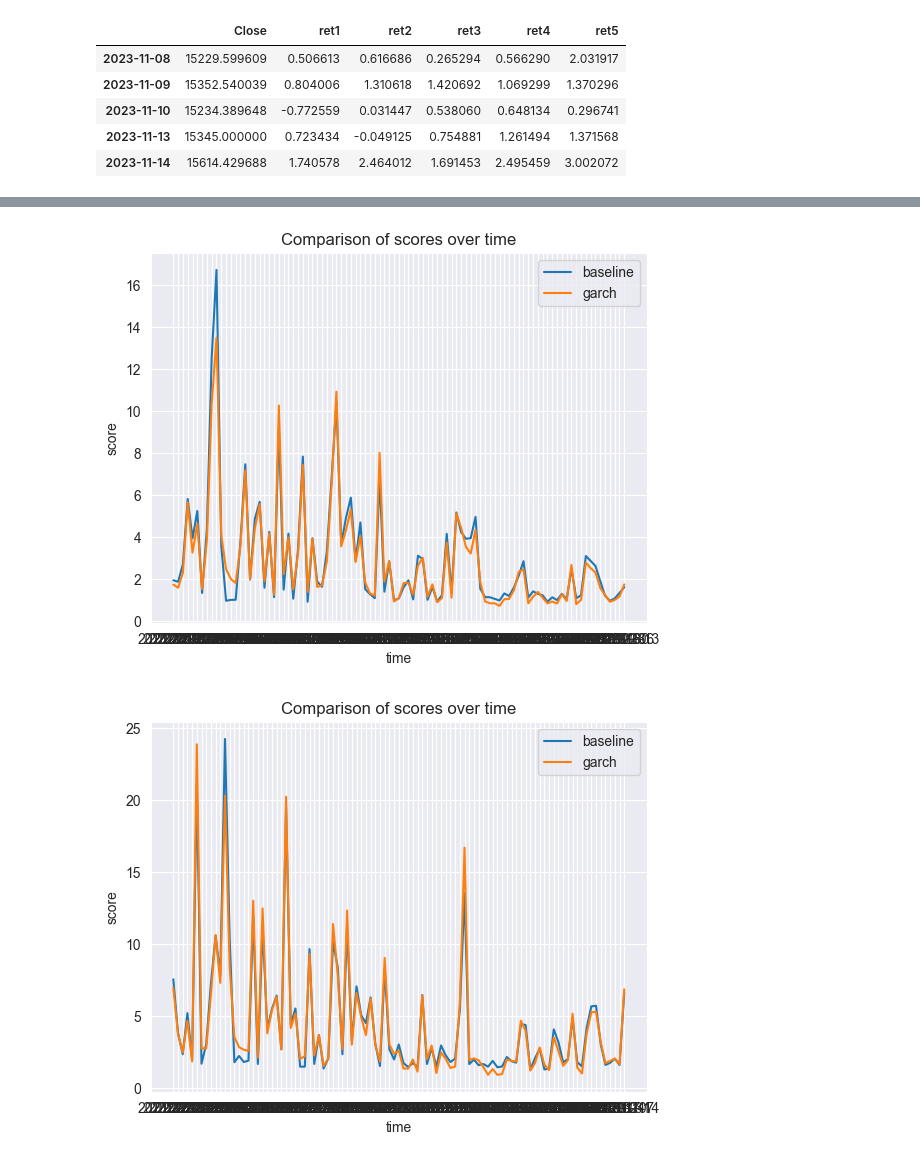
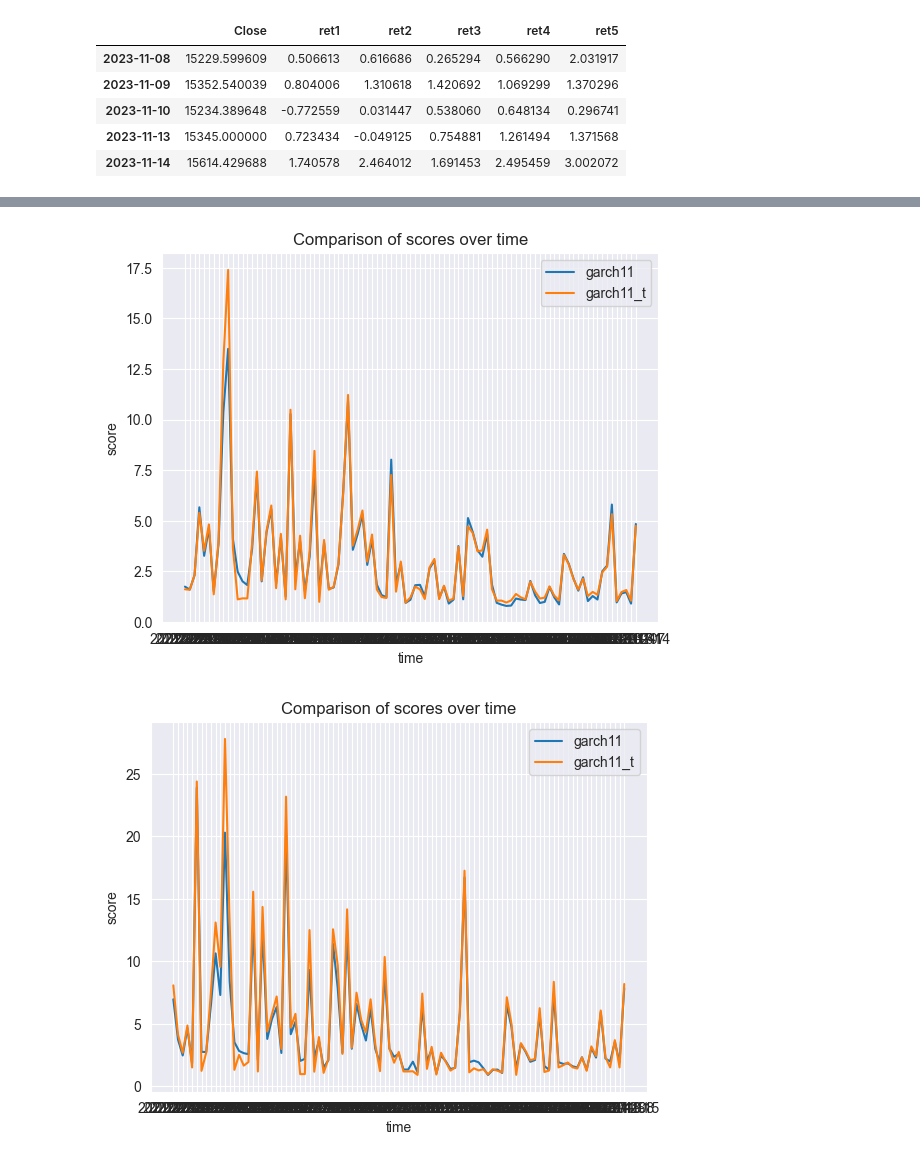
Before and after one commit to EliasKng/PTSFC, a Jupyter notebook: DAX/Validation/cross_validate_dax.ipynb, the cells around one changed output, grey strips where cells are left out. Drawn from its saved outputs; the diff is of its cells as text; code cells hidden in the pictures.

Commit message:
DAX: CV: Validate GARCH

```diff
--- a/DAX/Validation/cross_validate_dax.ipynb
+++ b/DAX/Validation/cross_validate_dax.ipynb
@@ -80,18 +80,23 @@ def evaluate_model(model, df, last_x, years, months, weeks):
 
     return evaluation
 # %%
+from DAX.Models.garch11_t import garch11_t
 from DAX.Models.garch11 import garch11
 from DAX.Models.baseline_100 import baseline_100
 from DAX.Models.baseline_300 import baseline_300
 
 models = [
-    {
-        'name': 'baseline',
-        'function': baseline
-     },
+    # {
+    #     'name': 'baseline',
+    #     'function': baseline
+    #  },
     {
         'name': 'garch11',
         'function': garch11
+     },
+    {
+        'name': 'garch11_t',
+        'function': garch11_t
      },
     # {
     #     'name': 'baseline_300',
@@ -140,5 +145,5 @@ df.tail(10)
 # %%
-with open('./Model evaluations/baseline_GARCH11.pkl', 'wb') as f:
+with open('./Model evaluations/baseline_GARCH11_GARCH21.pkl', 'wb') as f:
     pickle.dump(models, f)
 #
 # with open('./Model evaluations/baseline.pkl', 'rb') as f:
@@ -191,9 +196,10 @@ score_df
 500 rows × 4 columns
 # %%
 for horizon in [str(i) + " day" for i in (1, 2, 5, 6, 7)]:
-    filtered_df = score_df[score_df['horizon_baseline'] == horizon]
-    sns.kdeplot(data=filtered_df['baseline'], fill=True, label='Baseline')
+    filtered_df = score_df[score_df['horizon_garch11'] == horizon]
+    # sns.kdeplot(data=filtered_df['baseline'], fill=True, label='Baseline')
     sns.kdeplot(data=filtered_df['garch11'], fill=True, label='Garch(1,1)')
+    sns.kdeplot(data=filtered_df['garch11_t'], fill=True, label='Garch(1,1)_t')
     # sns.kdeplot(data=filtered_df['baseline_300'], fill=True, label='Baseline 300')
 
 
@@ -215,25 +221,26 @@ for horizon in [str(i) + " day" for i in (1, 2, 5, 6, 7)]:
 # %%
 for horizon in [str(i) + " day" for i in (1, 2, 5, 6, 7)]:
-    filtered_df = score_df[score_df['horizon_baseline'] == horizon]
+    filtered_df = score_df[score_df['horizon_garch11'] == horizon]
 
     # Plot values from two columns over time
-    filtered_df = filtered_df[score_df['baseline'].notna()]
+    filtered_df = filtered_df[score_df['garch11'].notna()]
     # plt.plot(score_df_36_no_na.index, score_df_36_no_na['baseline: 36 hour'], label='baseline')
-    plt.plot(filtered_df.index, filtered_df['baseline'], label='baseline')
+    # plt.plot(filtered_df.index, filtered_df['baseline'], label='baseline')
     # plt.plot(score_df_36_no_na.index, score_df_36_no_na['model2: 36 hour'], label='model2')
-    plt.plot(filtered_df.index, filtered_df['garch11'], label='garch')
+    plt.plot(filtered_df.index, filtered_df['garch11'], label='garch11')
+    plt.plot(filtered_df.index, filtered_df['garch11_t'], label='garch11_t')
 
 
     # Adding labels and title
     plt.xlabel('time')
     plt.ylabel('score')
     plt.title('Comparison of scores over time')
 
     # Display legend
     plt.legend()
 
     # Show the plot
     plt.show()
 # %% [output]
-[figure, old version]
+[figure, new version]
-[figure, old version]
+[figure, new version]
```
Also changed, not shown: parts of 6 cells of this notebook.
